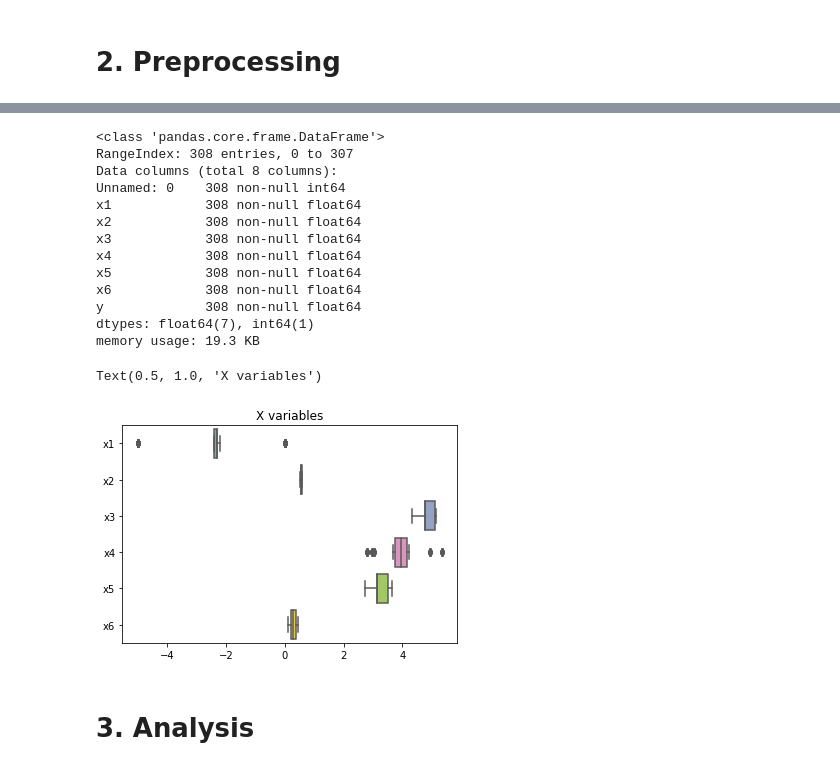
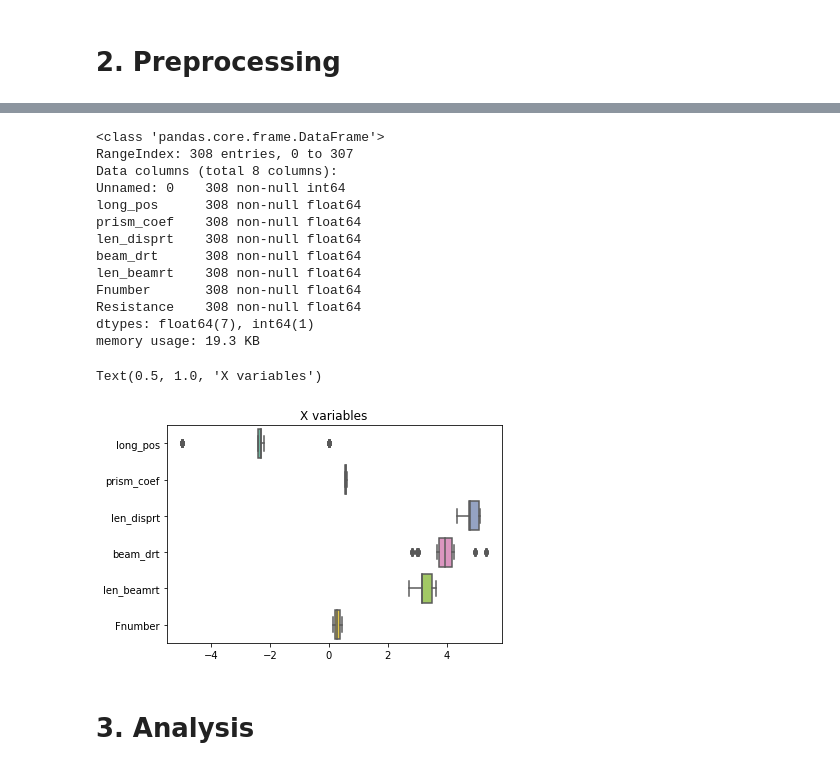
Before and after one commit to cleysonl/Ce888Assignment, a Jupyter notebook: 3.yacht/Yacht Analysis.ipynb, the cells around one changed output, grey strips where cells are left out. Drawn from its saved outputs; the diff is of its cells as text; code cells hidden in the pictures.

```diff
--- a/3.yacht/Yacht Analysis.ipynb
+++ b/3.yacht/Yacht Analysis.ipynb
@@ -36,0 +3,5 @@ data.describe()
+# %%
+import pandas as pd
+import numpy as np
+data = pd.read_csv('/content/data_yacht1.csv')
+data.describe()
@@ -41,25 +22,25 @@ data.info()
 RangeIndex: 308 entries, 0 to 307
 Data columns (total 8 columns):
 Unnamed: 0    308 non-null int64
-x1            308 non-null float64
-x2            308 non-null float64
-x3            308 non-null float64
-x4            308 non-null float64
-x5            308 non-null float64
-x6            308 non-null float64
-y             308 non-null float64
+long_pos      308 non-null float64
+prism_coef    308 non-null float64
+len_disprt    308 non-null float64
+beam_drt      308 non-null float64
+len_beamrt    308 non-null float64
+Fnumber       308 non-null float64
+Resistance    308 non-null float64
 dtypes: float64(7), int64(1)
 memory usage: 19.3 KB
 # %%
-X = (data.drop(['y','Unnamed: 0'],axis=1))
+X = (data.drop(['Resistance','Unnamed: 0'],axis=1))
 import seaborn as sns
 import matplotlib.pyplot as plt # Plotting
 #################
 ax = sns.boxplot(data=X, orient="h", palette="Set2")
 ax.set_title('X variables')
 # %% [output]
 Text(0.5, 1.0, 'X variables')
-[figure, old version]
+[figure, new version]
 # %% [markdown]
 # 3. Analysis
 # %% [markdown]
```
Also changed, not shown: parts of 12 cells of this notebook.
